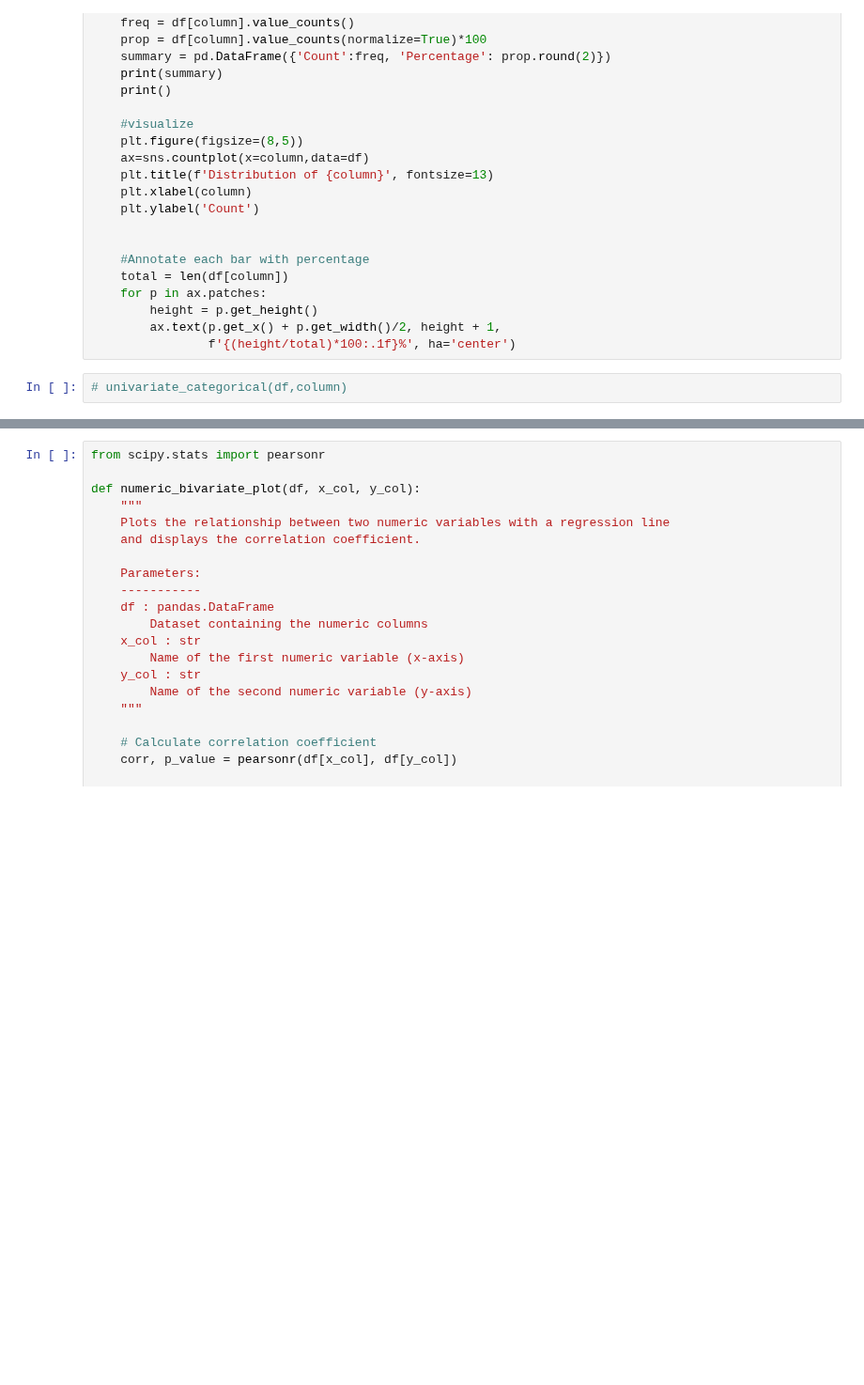
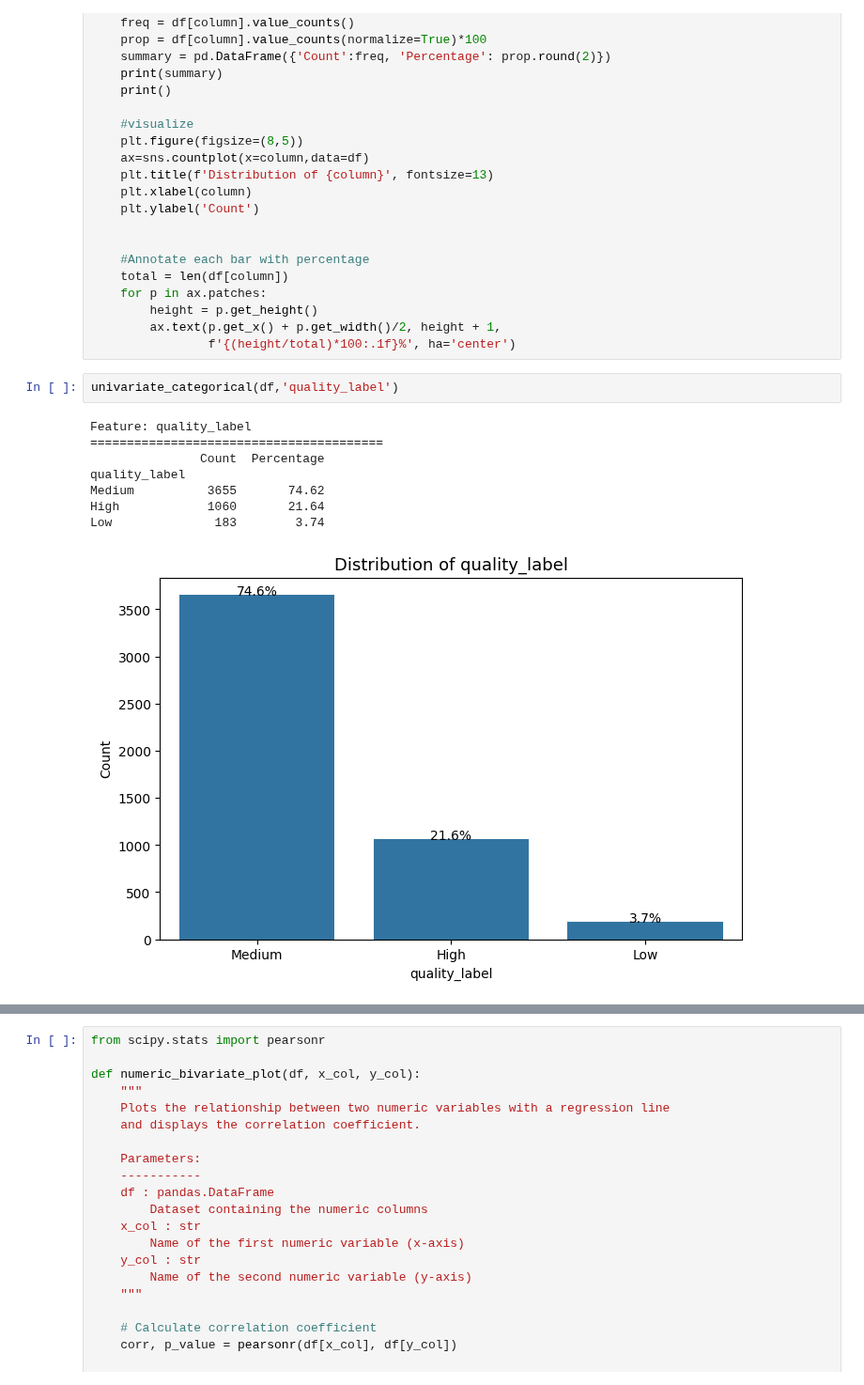
Before and after one commit to bissakaAI/DataAndData_analysis, a Jupyter notebook: Task_folder/pandas/exploratorytask/whitewine.ipynb, the cells around one changed output, grey strips where cells are left out. Shown at 94% size. Drawn from its saved outputs; the diff is of its cells as text; blank space fills up the shorter version.

```diff
--- a/Task_folder/pandas/exploratorytask/whitewine.ipynb
+++ b/Task_folder/pandas/exploratorytask/whitewine.ipynb
@@ -190,4 +301,13 @@ def univariate_categorical(df,column):
         ax.text(p.get_x() + p.get_width()/2, height + 1,
                 f'{(height/total)*100:.1f}%', ha='center')
 # %%
-# univariate_categorical(df,column)
+univariate_categorical(df,'quality_label')
+# %% [output]
+Feature: quality_label
+========================================
+               Count  Percentage
+quality_label
+Medium          3655       74.62
+High            1060       21.64
+Low              183        3.74
+[figure, added]
```
Also changed, not shown: parts of 7 cells of this notebook, 2 other files.
